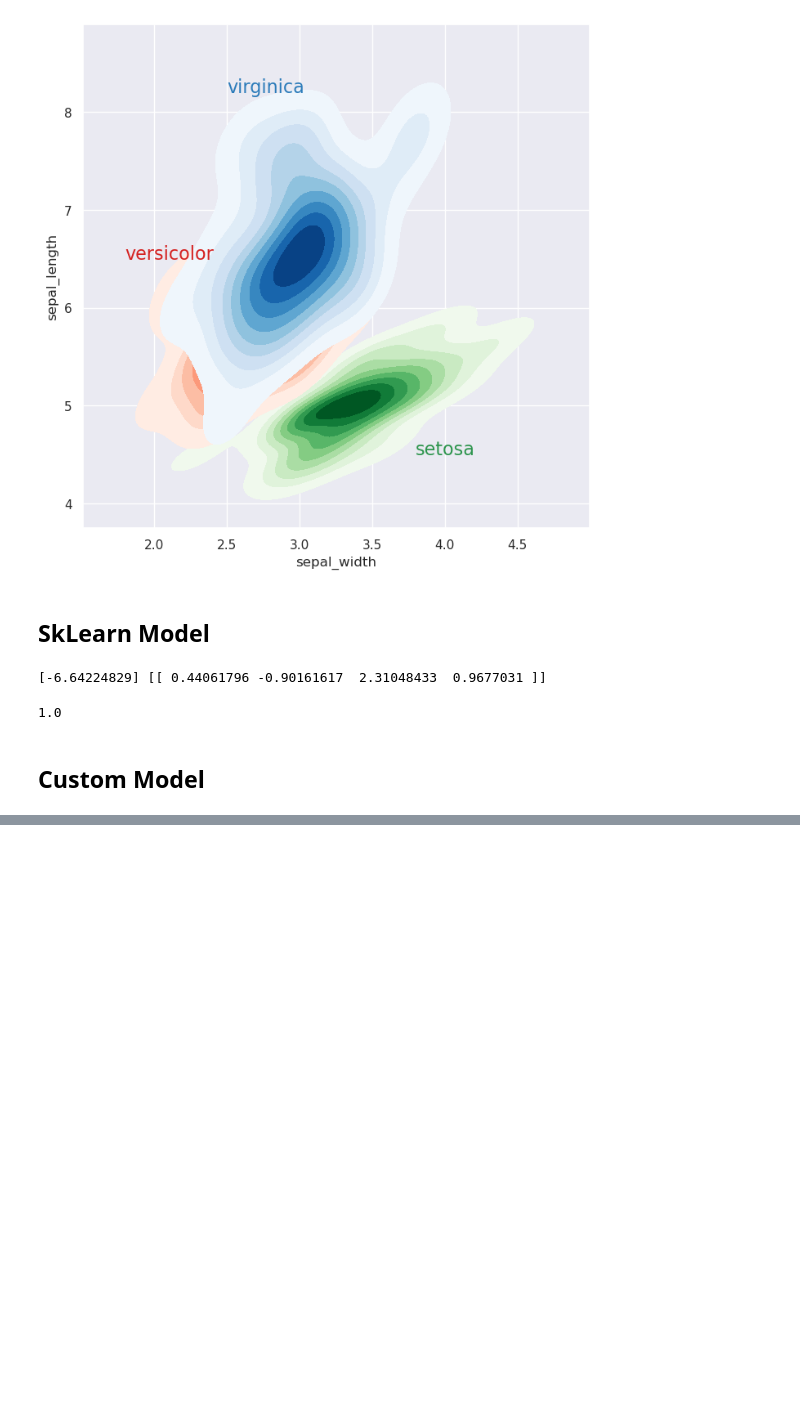
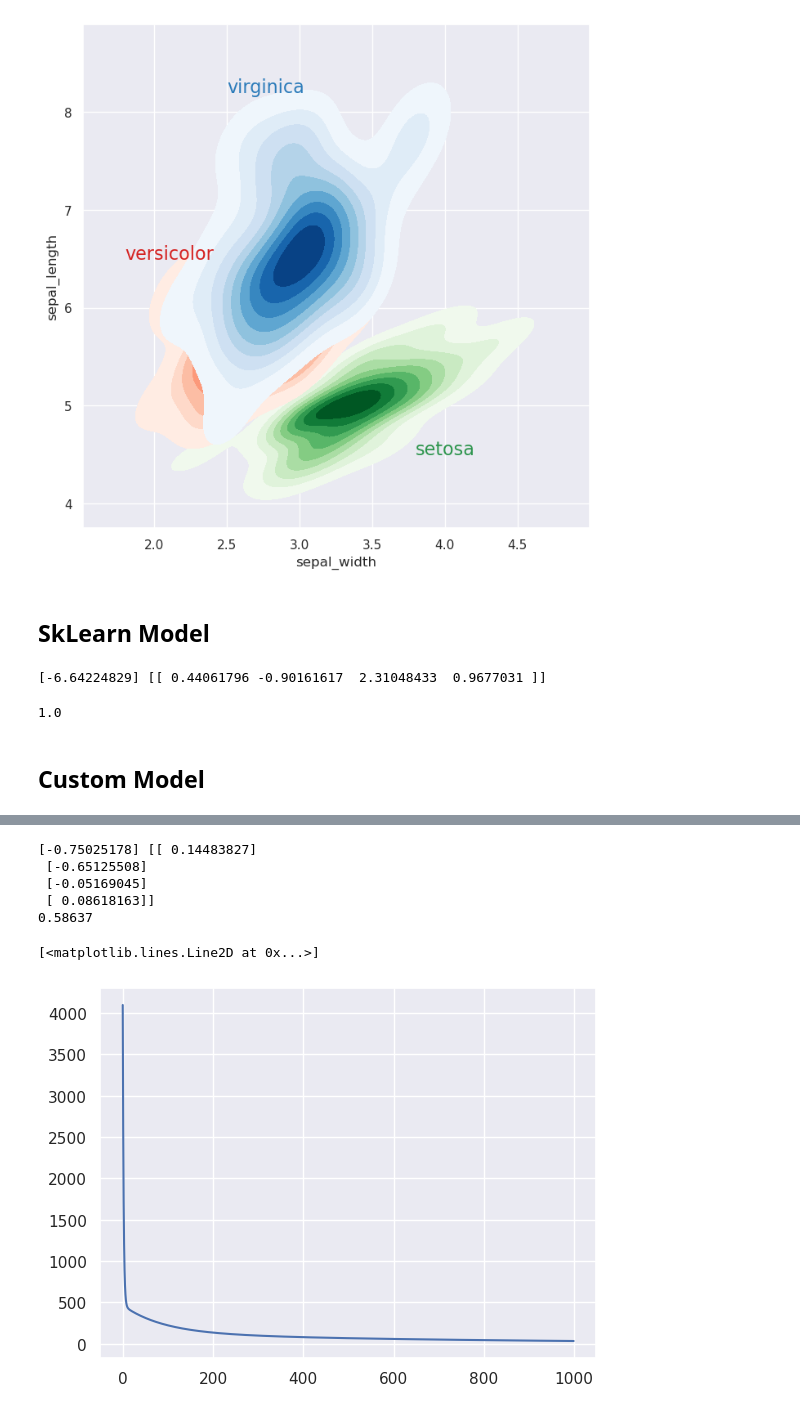
Before and after one commit to sardarchitect/fscoreai-ml, a Jupyter notebook: exploration/glm/20230718_Logistic Regression.ipynb, the cells around one changed output, grey strips where cells are left out. Saved outputs shown, nothing was run; the diff lists cells and outputs as text; code cells hidden in the pictures; blank space fills up the shorter version.

```diff
--- a/exploration/glm/20230718_Logistic Regression.ipynb
+++ b/exploration/glm/20230718_Logistic Regression.ipynb
@@ -113,0 +146,22 @@ accuracy_score(y, y_pred)
+# %%
+def accuracy_score(y_true, y_pred):
+    correct_predictions = np.sum(y_true == y_pred)
+    total_predictions = len(y_true)
+    accuracy = correct_predictions / total_predictions
+    return accuracy
+# %%
+regularization = linear.LassoPenalty(1)
+clf = linear.LogisticRegression(regularization)
+clf.fit(X, y, lr=1e-5, n_epochs=1000)
+print(clf.intercept_, clf.coef_)
+y_pred = clf.predict(X).reshape(-1,)
+print(accuracy_score(y, y_pred))
+plt.plot(clf.costs)
+# %% [output]
+[-0.75025178] [[ 0.14483827]
+ [-0.65125508]
+ [-0.05169045]
+ [ 0.08618163]]
+0.58637
+[<matplotlib.lines.Line2D at 0x...>]
+[figure, added]
```
Also changed, not shown: parts of 8 cells of this notebook, 2 other files.
